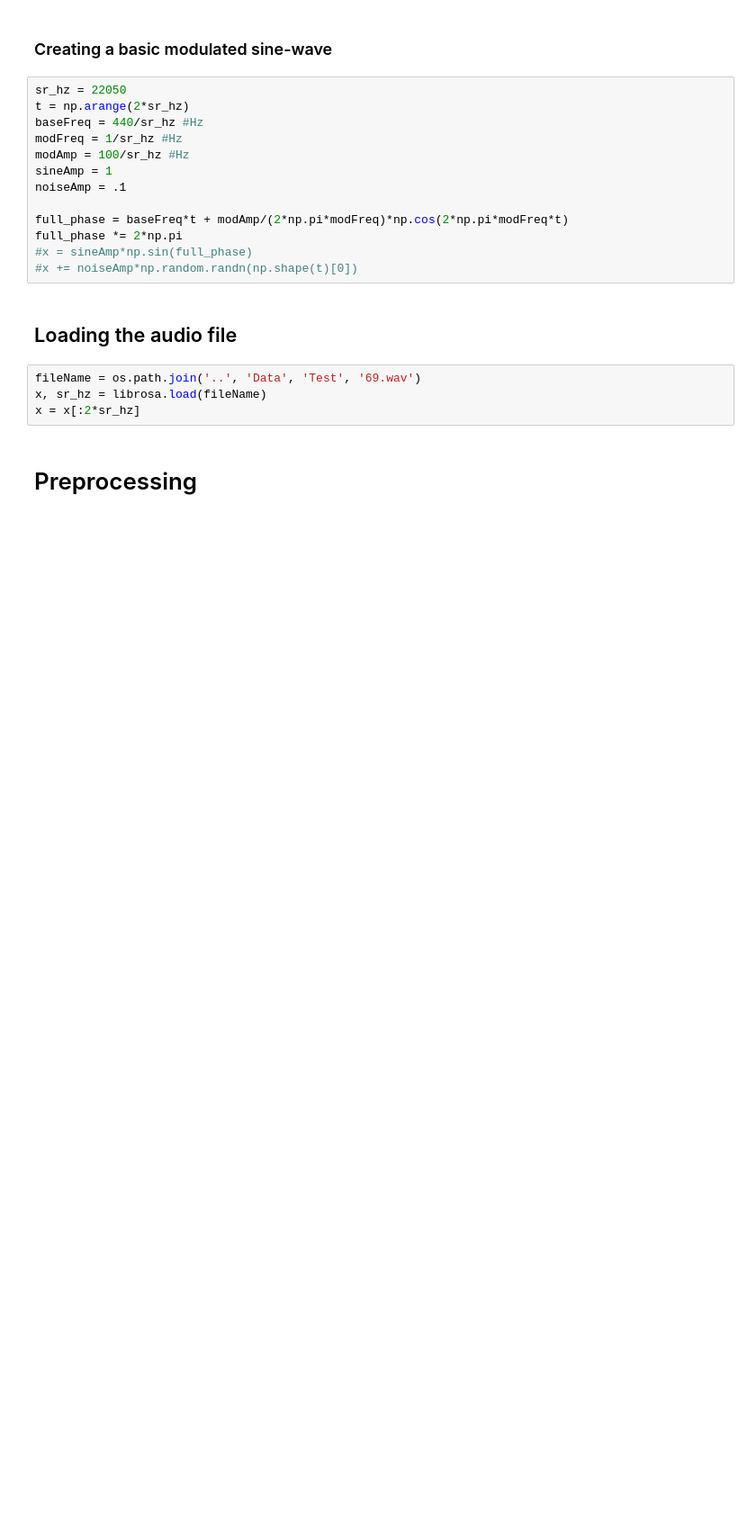
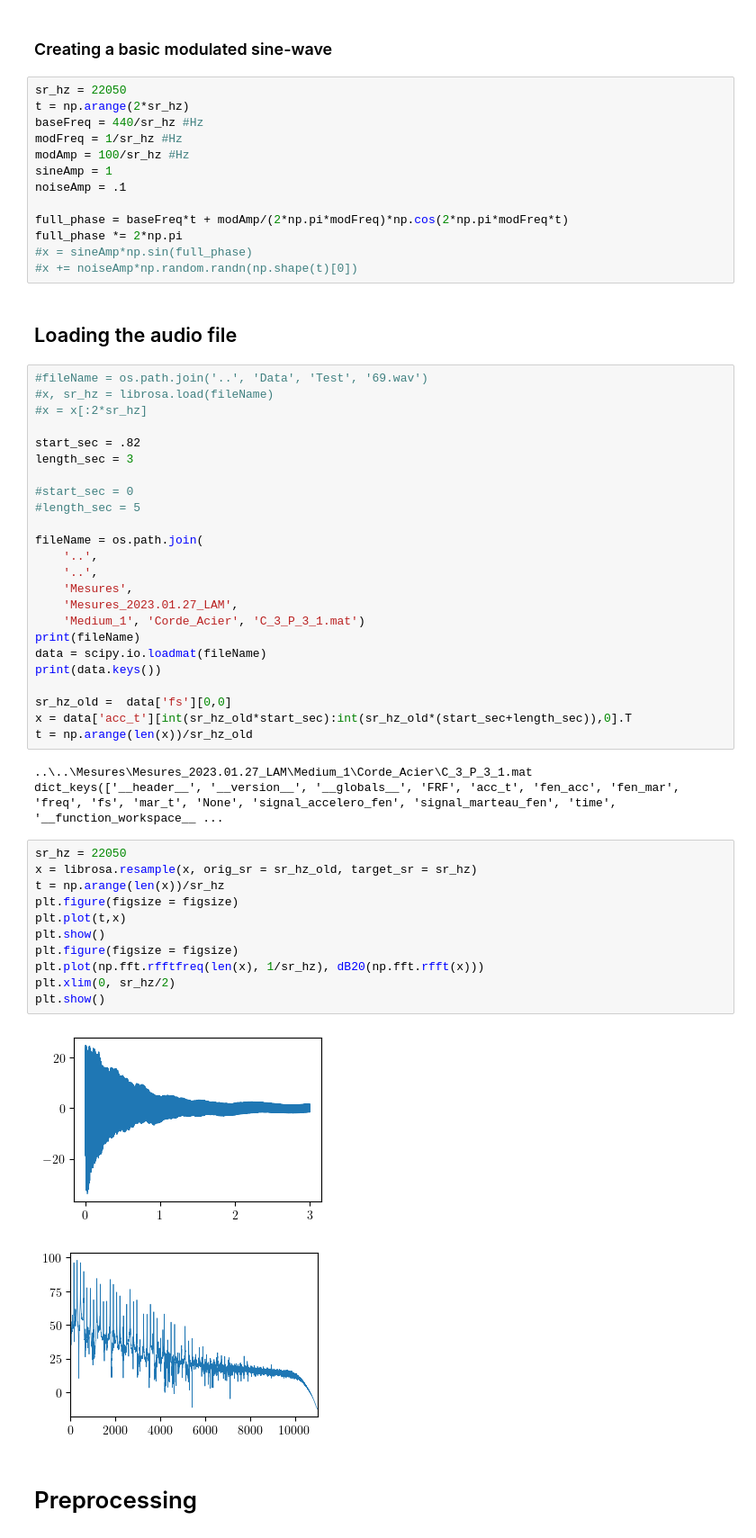
Before and after one commit to peladeaucome/ATIAM-PAM-AnalyseInstruments, a Jupyter notebook: Notebooks/come_HN_preprocessing.ipynb, the cells around one changed output. Shown at 90% size. Drawn from its saved outputs; the diff is of its cells as text; blank space fills up the shorter version.

```diff
--- a/Notebooks/come_HN_preprocessing.ipynb
+++ b/Notebooks/come_HN_preprocessing.ipynb
@@ -45,9 +47,46 @@ full_phase *= 2*np.pi
 #x += noiseAmp*np.random.randn(np.shape(t)[0])
 # %% [markdown]
 ## Loading the audio file
-# %%
-fileName = os.path.join('..', 'Data', 'Test', '69.wav')
-x, sr_hz = librosa.load(fileName)
-x = x[:2*sr_hz]
+# %%
+#fileName = os.path.join('..', 'Data', 'Test', '69.wav')
+#x, sr_hz = librosa.load(fileName)
+#x = x[:2*sr_hz]
+
+start_sec = .82
+length_sec = 3
+
+#start_sec = 0
+#length_sec = 5
+
+fileName = os.path.join(
+    '..',
+    '..',
+    'Mesures',
+    'Mesures_2023.01.27_LAM',
+    'Medium_1', 'Corde_Acier', 'C_3_P_3_1.mat')
+print(fileName)
+data = scipy.io.loadmat(fileName)
+print(data.keys())
+
+sr_hz_old =  data['fs'][0,0]
+x = data['acc_t'][int(sr_hz_old*start_sec):int(sr_hz_old*(start_sec+length_sec)),0].T
+t = np.arange(len(x))/sr_hz_old
+# %% [output]
+..\..\Mesures\Mesures_2023.01.27_LAM\Medium_1\Corde_Acier\C_3_P_3_1.mat
+dict_keys(['__header__', '__version__', '__globals__', 'FRF', 'acc_t', 'fen_acc', 'fen_mar', 'freq', 'fs', 'mar_t', 'None', 'signal_accelero_fen', 'signal_marteau_fen', 'time', '__function_workspace__ ...
+# %%
+sr_hz = 22050
+x = librosa.resample(x, orig_sr = sr_hz_old, target_sr = sr_hz)
+t = np.arange(len(x))/sr_hz
+plt.figure(figsize = figsize)
+plt.plot(t,x)
+plt.show()
+plt.figure(figsize = figsize)
+plt.plot(np.fft.rfftfreq(len(x), 1/sr_hz), dB20(np.fft.rfft(x)))
+plt.xlim(0, sr_hz/2)
+plt.show()
+# %% [output]
+[figure, added]
+[figure, added]
 # %% [markdown]
 # Preprocessing
```
Also changed, not shown: parts of 8 cells of this notebook, 2 other files.
